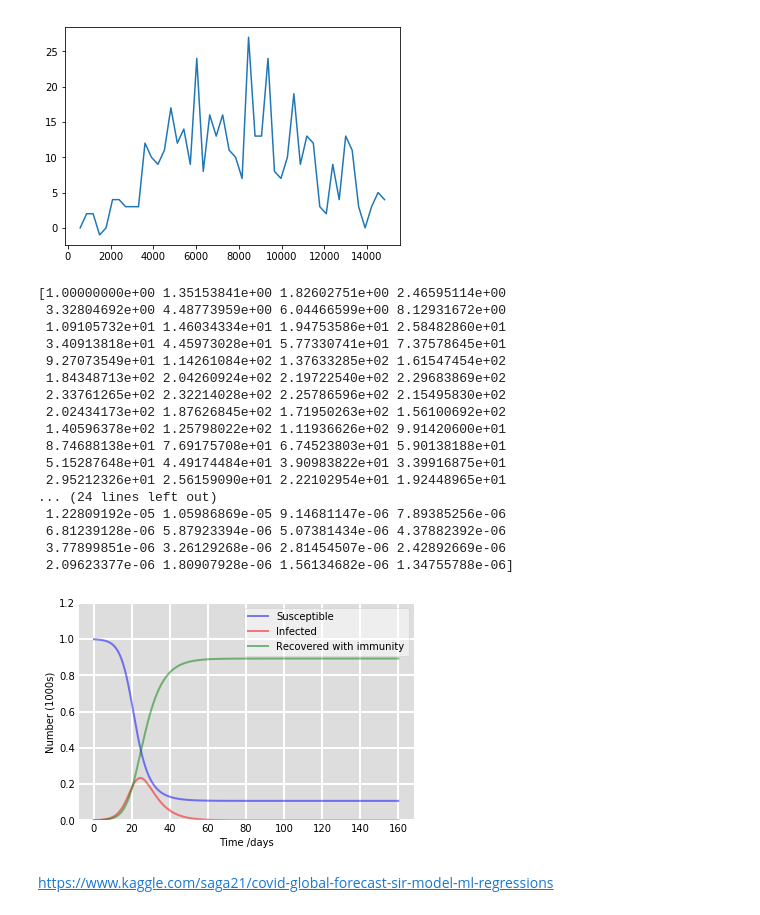
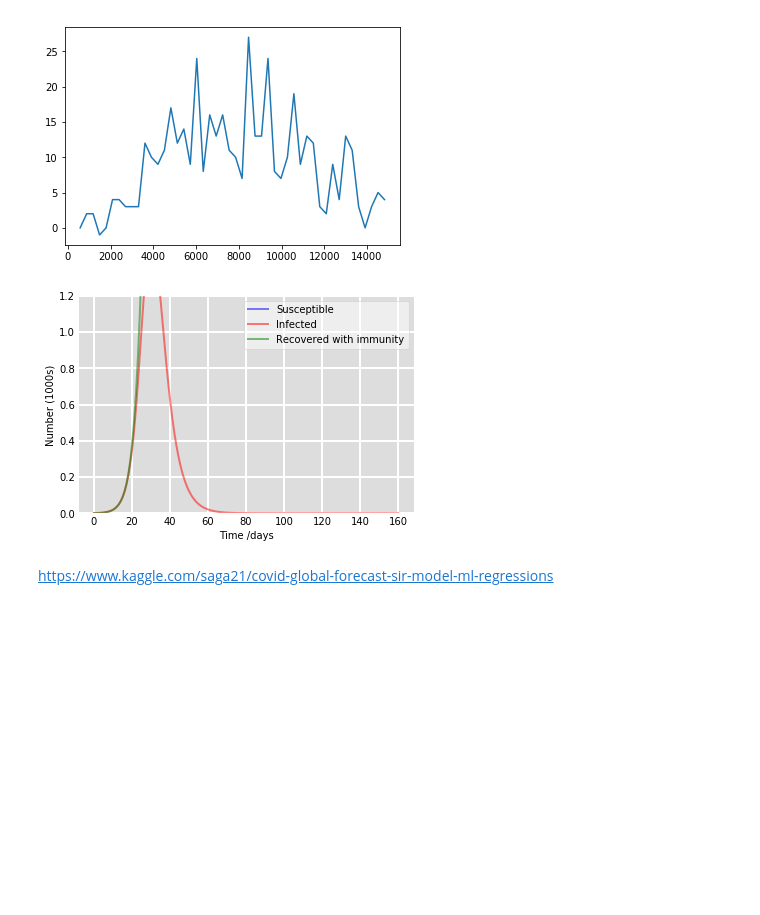
Before and after one commit to m-almatary/projetCovid, a Jupyter notebook: data/FR/covid.ipynb, the cells around one changed output. Saved outputs shown, nothing was run; the diff lists cells and outputs as text; code cells hidden in the pictures; blank space fills up the shorter version.

```diff
--- a/data/FR/covid.ipynb
+++ b/data/FR/covid.ipynb
@@ -106,13 +107,13 @@ plt.plot(p)
 [figure]
 # %%
 # Total population, N.
-N = 1000
+N = 10000
 # Initial number of infected and recovered individuals, I0 and R0.
 I0, R0 = 1, 0
 # Everyone else, S0, is susceptible to infection initially.
 S0 = N - I0 - R0
 # Contact rate, beta, and mean recovery rate, gamma, (in 1/days).
-beta, gamma = 0.5, 2./10
+beta, gamma = 0.6, 3./10
 # A grid of time points (in days)
 t = np.linspace(0, 160, 160)
 
@@ -122,52 +123,34 @@ def deriv(y, t, N, beta, gamma):
     dSdt = -beta * S * I / N
     dIdt = beta * S * I / N - gamma * I
     dRdt = gamma * I
     return dSdt, dIdt, dRdt
 
 # Initial conditions vector
 y0 = S0, I0, R0
 # Integrate the SIR equations over the time grid, t.
 ret = odeint(deriv, y0, t, args=(N, beta, gamma))
 S, I, R = ret.T
 
-print (I)
 
 # Plot the data on three separate curves for S(t), I(t) and R(t)
 fig = plt.figure(facecolor='w')
 ax = fig.add_subplot(111, facecolor='#dddddd', axisbelow=True)
 ax.plot(t, S/1000, 'b', alpha=0.5, lw=2, label='Susceptible')
 ax.plot(t, I/1000, 'r', alpha=0.5, lw=2, label='Infected')
 ax.plot(t, R/1000, 'g', alpha=0.5, lw=2, label='Recovered with immunity')
 ax.set_xlabel('Time /days')
 ax.set_ylabel('Number (1000s)')
 ax.set_ylim(0,1.2)
 ax.yaxis.set_tick_params(length=0)
 ax.xaxis.set_tick_params(length=0)
 ax.grid(b=True, which='major', c='w', lw=2, ls='-')
 legend = ax.legend()
 legend.get_frame().set_alpha(0.5)
 for spine in ('top', 'right', 'bottom', 'left'):
     ax.spines[spine].set_visible(False)
 plt.show()
 # %% [output]
-[1.00000000e+00 1.35153841e+00 1.82602751e+00 2.46595114e+00
- 3.32804692e+00 4.48773959e+00 6.04466599e+00 8.12931672e+00
- 1.09105732e+01 1.46034334e+01 1.94753586e+01 2.58482860e+01
- 3.40913818e+01 4.45973028e+01 5.77330741e+01 7.37578645e+01
- 9.27073549e+01 1.14261084e+02 1.37633285e+02 1.61547454e+02
- 1.84348713e+02 2.04260924e+02 2.19722540e+02 2.29683869e+02
- 2.33761265e+02 2.32214028e+02 2.25786596e+02 2.15495830e+02
- 2.02434173e+02 1.87626845e+02 1.71950263e+02 1.56100692e+02
- 1.40596378e+02 1.25798022e+02 1.11936626e+02 9.91420600e+01
- 8.74688138e+01 7.69175708e+01 6.74523803e+01 5.90138188e+01
- 5.15287648e+01 4.49174484e+01 3.90983822e+01 3.39916875e+01
- 2.95212326e+01 2.56159090e+01 2.22102954e+01 1.92448965e+01
-... (24 lines left out)
- 1.22809192e-05 1.05986869e-05 9.14681147e-06 7.89385256e-06
- 6.81239128e-06 5.87923394e-06 5.07381434e-06 4.37882392e-06
- 3.77899851e-06 3.26129268e-06 2.81454507e-06 2.42892669e-06
- 2.09623377e-06 1.80907928e-06 1.56134682e-06 1.34755788e-06]
-[figure, old version]
+[figure, new version]
 # %% [markdown]
 https://www.kaggle.com/saga21/covid-global-forecast-sir-model-ml-regressions
 # %%
```
Also changed, not shown: parts of 5 cells of this notebook.
